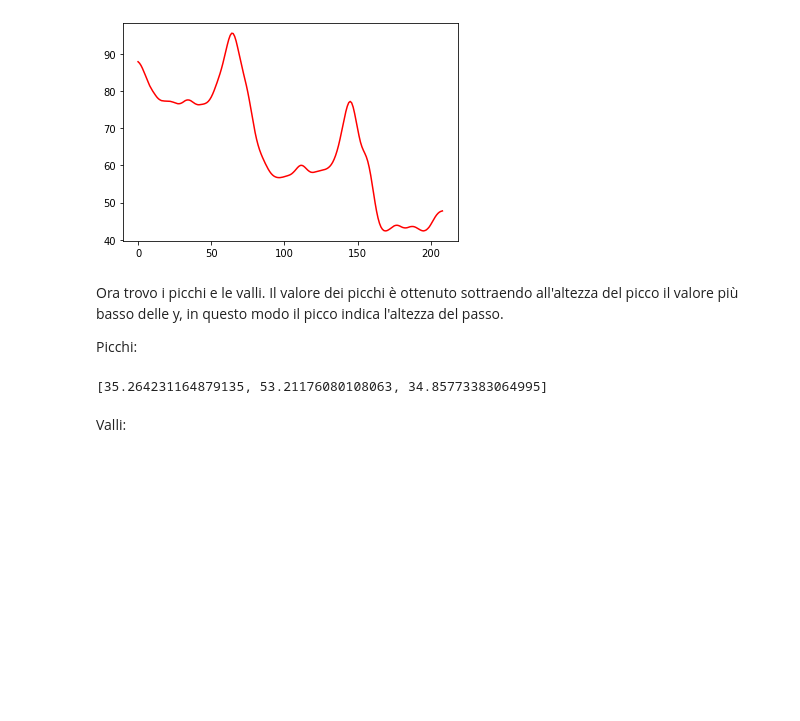
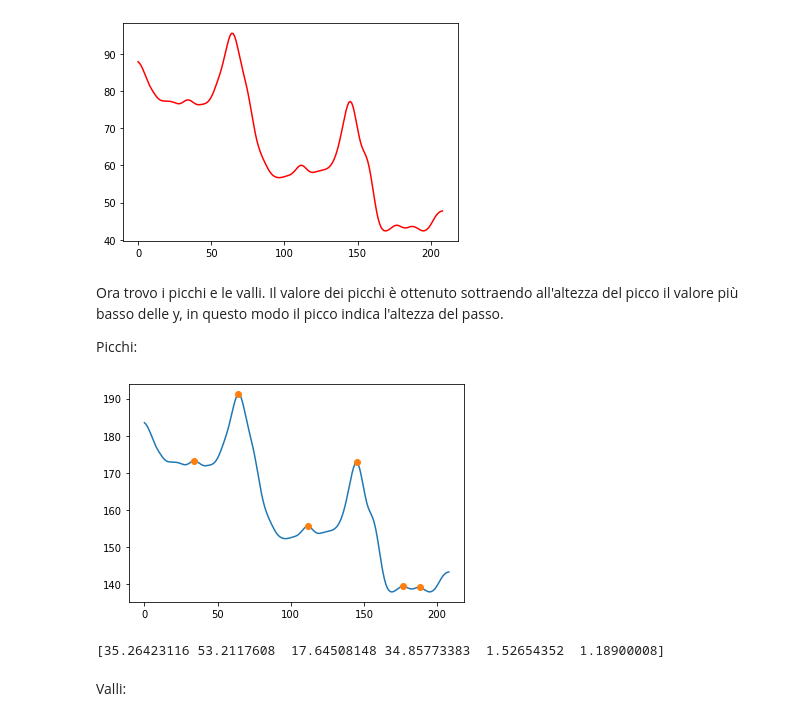
Before and after one commit to LoScarro/Fondamenti-di-Elaborazione-di-Segnali-e-Immagini, a Jupyter notebook: Pazienti/labo.ipynb, the cells around one changed output. Cells and saved outputs as stored; diff of their text form; code cells hidden in the pictures; blank space fills up the shorter version.

```diff
--- a/Pazienti/labo.ipynb
+++ b/Pazienti/labo.ipynb
@@ -621,21 +608,20 @@ def peaksFinder(y):
     peaksValue=[]
     filt_cut = y
     filt_cut += np.max(np.abs(y))
-    peaks, _ = find_peaks(filt_cut, np.mean(np.abs(y)))
-    '''plt.plot(filt_cut)
+    peaks, _ = find_peaks(filt_cut, 0)
+    plt.plot(filt_cut)
     plt.plot(peaks, filt_cut[peaks], "o")
-    plt.show()'''
+    plt.show()
     for peak in peaks:
-        if y[0]>0:
-            peaksValue.append(y[peak]-min(y))
-        else:
-            peaksValue.append(np.abs(y[peak]-max(y)))
+        peaksValue.append(y[peak])
     return peaksValue
 # %%
 peaks=peaksFinder(segnali[5])
+peaks=peaks-min(segnali[5])
 print(peaks)
 # %% [output]
+[figure, added]
-[35.264231164879135, 53.21176080108063, 34.85773383064995]
+[35.26423116 53.2117608  17.64508148 34.85773383  1.52654352  1.18900008]
 # %% [markdown]
 Valli:
 # %%
```
Also changed, not shown: parts of 38 cells of this notebook, 1 other file.
